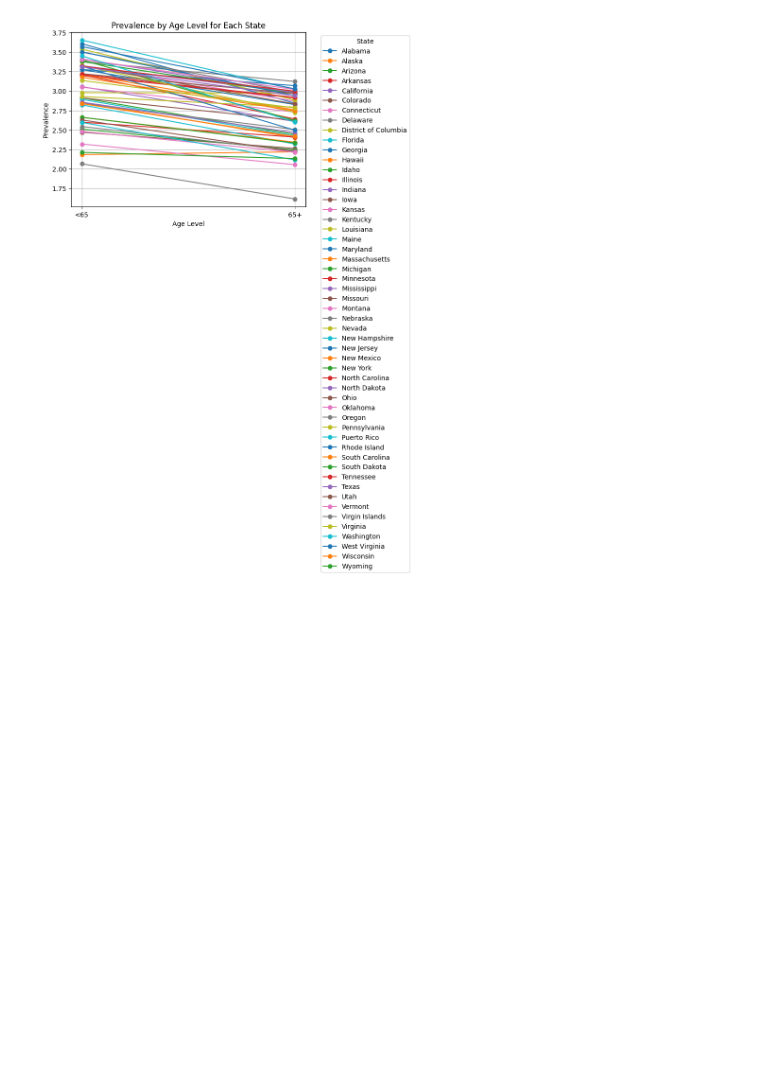
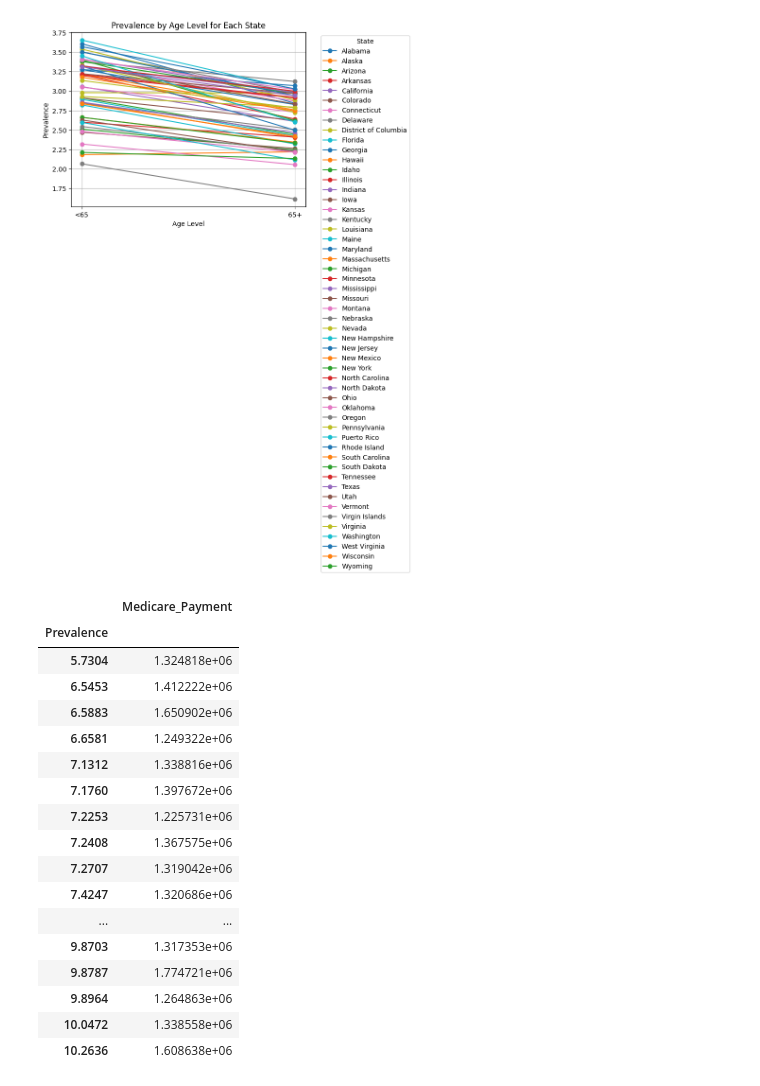
Before and after one commit to wrenp03/chronicillnesspredictor, a Jupyter notebook: main.ipynb, the cells around one changed output. Cells and saved outputs as stored; diff of their text form; code cells hidden in the pictures; blank space fills up the shorter version.

```diff
--- a/main.ipynb
+++ b/main.ipynb
@@ -213,3 +213,38 @@ plt.xticks(ticks=[0, 1], labels=['<65', '65+'])
 plt.show()
 # %% [output]
 [figure]
+# %%
+# Plotting prevalence vs cost for each state
+
+df5 = df[["State", "Prevalence", "Medicare_Payment"]]
+
+df5 = df5.dropna(subset=['Medicare_Payment'])
+
+df5 = df5.groupby(['State']).sum()
+
+df5 = df5.reset_index()
+
+df5.drop(columns = 'State', inplace = True)
+
+df5 = df5.set_index('Prevalence').sort_index()
+
+df5
+# %% [output]
+|  | Medicare_Payment |
+| Prevalence |  |
+| 5.7304 | 1.324818e+06 |
+| 6.5453 | 1.412222e+06 |
+| 6.5883 | 1.650902e+06 |
+| 6.6581 | 1.249322e+06 |
+| 7.1312 | 1.338816e+06 |
+| 7.1760 | 1.397672e+06 |
+| 7.2253 | 1.225731e+06 |
+| 7.2408 | 1.367575e+06 |
+| 7.2707 | 1.319042e+06 |
+| 7.4247 | 1.320686e+06 |
+| ... | ... |
+| 9.8703 | 1.317353e+06 |
+| 9.8787 | 1.774721e+06 |
+| 9.8964 | 1.264863e+06 |
+| 10.0472 | 1.338558e+06 |
+| 10.2636 | 1.608638e+06 |
```
Also changed, not shown: parts of 1 cell of this notebook.
